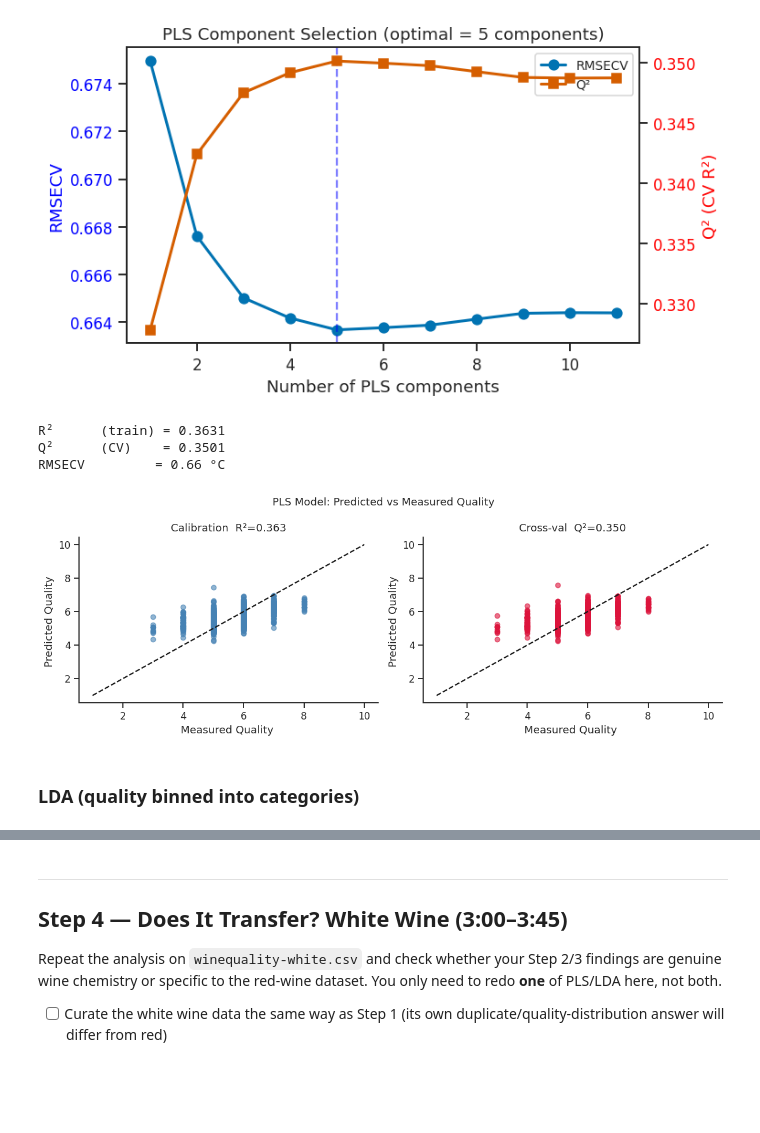
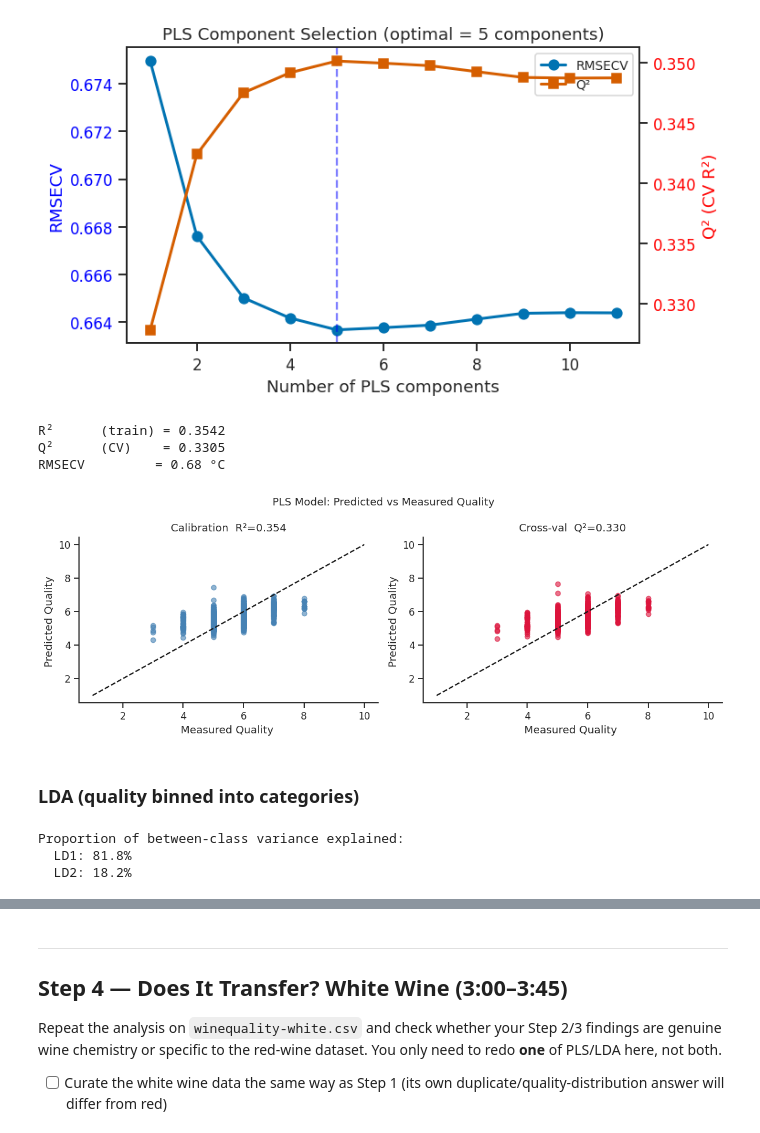
Before and after one commit to fredrik104/1kb570_2026, a Jupyter notebook: Labs/02_modelling_wine_quality/starter_notebook.ipynb, the cells around one changed output, grey strips where cells are left out. Cells and saved outputs as stored; diff of their text form; code cells hidden in the pictures; blank space fills up the shorter version.

```diff
--- a/Labs/02_modelling_wine_quality/starter_notebook.ipynb
+++ b/Labs/02_modelling_wine_quality/starter_notebook.ipynb
@@ -177,7 +177,10 @@ plt.show()
 # TODO: separate predictors (X, the 11 physicochemical columns) from the
 # response (y = quality), then standardise X ready for PCA.
 
+y = df.quality
 X = df.drop('quality', axis=1)
+print(y)
+
 #print(X)
 
 scaler = StandardScaler()
@@ -379,43 +394,51 @@ Optimal number of components: 5  (RMSECV = 0.66)
 # %%
 # TODO: fit PLSRegression; choose the number of latent variables using
 # cross-validated RMSE or Q^2, not the training-set fit alone
+X_train, X_test, y_train, y_test = train_test_split(
+    X, y, test_size=0.33, random_state=42)
+
+scaler_X = StandardScaler()
+X_train_scaled = scaler_X.fit_transform(X_train)
+X_test_scaled = scaler_X.transform(X_test)
+
+
 pls = PLSRegression(n_components=opt_nc, scale=False)
-pls.fit(X_scaled, df.quality)
+pls.fit(X_train_scaled, y_train)
 
-qual_pred_train = pls.predict(X_scaled).ravel()
-qual_pred_cv    = cross_val_predict(pls, X_scaled, df.quality, cv=kf).ravel()
+qual_pred_train = pls.predict(X_train_scaled).ravel()
+qual_pred_cv    = cross_val_predict(pls, X_train_scaled, y_train, cv=kf).ravel()
 
-r2_train = r2_score(df.quality, qual_pred_train)
-r2_cv    = r2_score(df.quality, qual_pred_cv)
-rmse_cv  = np.sqrt(mean_squared_error(df.quality, qual_pred_cv))
+r2_train = r2_score(y_train, qual_pred_train)
+r2_cv    = r2_score(y_train, qual_pred_cv)
+rmse_cv  = np.sqrt(mean_squared_error(y_train, qual_pred_cv))
 
 print(f'R²      (train) = {r2_train:.4f}')
 print(f'Q²      (CV)    = {r2_cv:.4f}')
 print(f'RMSECV         = {rmse_cv:.2f} °C')
 
 fig, axes = plt.subplots(1, 2, figsize=(11, 4))
 
 for ax, (qual_p, label, color) in zip(
     axes,
     [(qual_pred_train, f'Calibration  R²={r2_train:.3f}', 'steelblue'),
      (qual_pred_cv,   f'Cross-val  Q²={r2_cv:.3f}',      'crimson')]
 ):
-    ax.scatter(df.quality, qual_p, s=30, alpha=0.6, color=color)
-    lims = [min(df.quality.min(), qual_p.min())-2, max(df.quality.max(), qual_p.max())+2]
+    ax.scatter(y_train, qual_p, s=30, alpha=0.6, color=color)
+    lims = [min(y_train.min(), qual_p.min())-2, max(y_train.max(), qual_p.max())+2]
     ax.plot(lims, lims, 'k--', lw=1.5)
     ax.set_xlabel('Measured Quality ')
     ax.set_ylabel('Predicted Quality ')
     ax.set_title(label)
     sns.despine(ax=ax)
 
 plt.suptitle('PLS Model: Predicted vs Measured Quality', fontsize=12)
 plt.tight_layout()
 plt.show()
 # %% [output]
-R²      (train) = 0.3631
-Q²      (CV)    = 0.3501
-RMSECV         = 0.66 °C
+R²      (train) = 0.3542
+Q²      (CV)    = 0.3305
+RMSECV         = 0.68 °C
-[figure, old version]
+[figure, new version]
 # %%
 # TODO: report test-set RMSE and/or R^2, and a predicted-vs-observed plot
 # (include the y=x identity line for reference)
@@ -426,5 +449,42 @@ RMSECV         = 0.66 °C
 # State your bin edges and reasoning on the answer sheet (Checkpoint 3b) --
 # this is a real modelling decision, not a formality.
 # Check the resulting class sizes: are they balanced?
+
+trainlabels = []
+#print(y.shape)
+for q in y:
+  if q in [3,4]:
+    trainlabels.append('low')
+  elif q in [5,6]:
+    trainlabels.append('medium')
+  elif q in [7,8]:
+    trainlabels.append('high')
+  else:
+    print(q)
+
+#print(trainlabels)
+
+
+
+X_train2, X_test2, y_train2, y_test2 = train_test_split(
+    X, trainlabels, test_size=0.25, random_state=42)
+
+scaler_X2 = StandardScaler()
+X_train_scaled2 = scaler_X2.fit_transform(X_train2)
+X_test_scaled2 = scaler_X2.transform(X_test2)
+
+#print(y_train2)
+
+lda = LinearDiscriminantAnalysis()
+lda_scores = lda.fit_transform(X_train2, y_train2)
+
+# Explained variance ratio of each discriminant
+print('Proportion of between-class variance explained:')
+for i, ev in enumerate(lda.explained_variance_ratio_, 1):
+    print(f'  LD{i}: {ev*100:.1f}%')
+# %% [output]
+Proportion of between-class variance explained:
+  LD1: 81.8%
+  LD2: 18.2%
 # %%
 # TODO: train/test split, then fit LinearDiscriminantAnalysis
```
Also changed, not shown: parts of 6 cells of this notebook.
